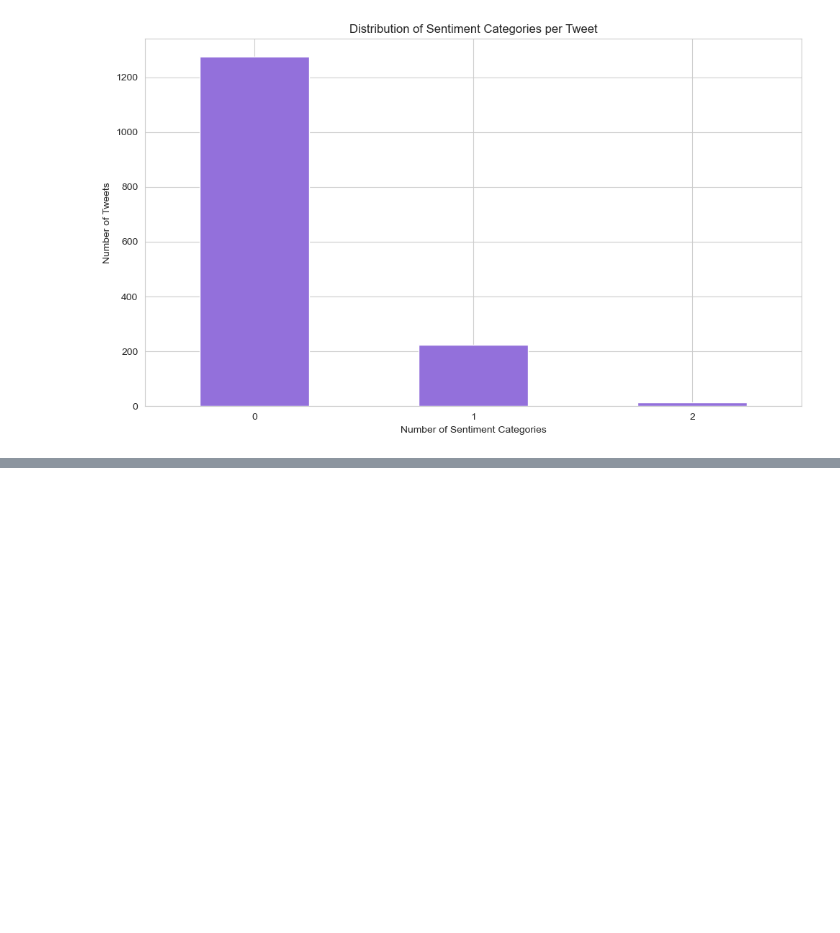
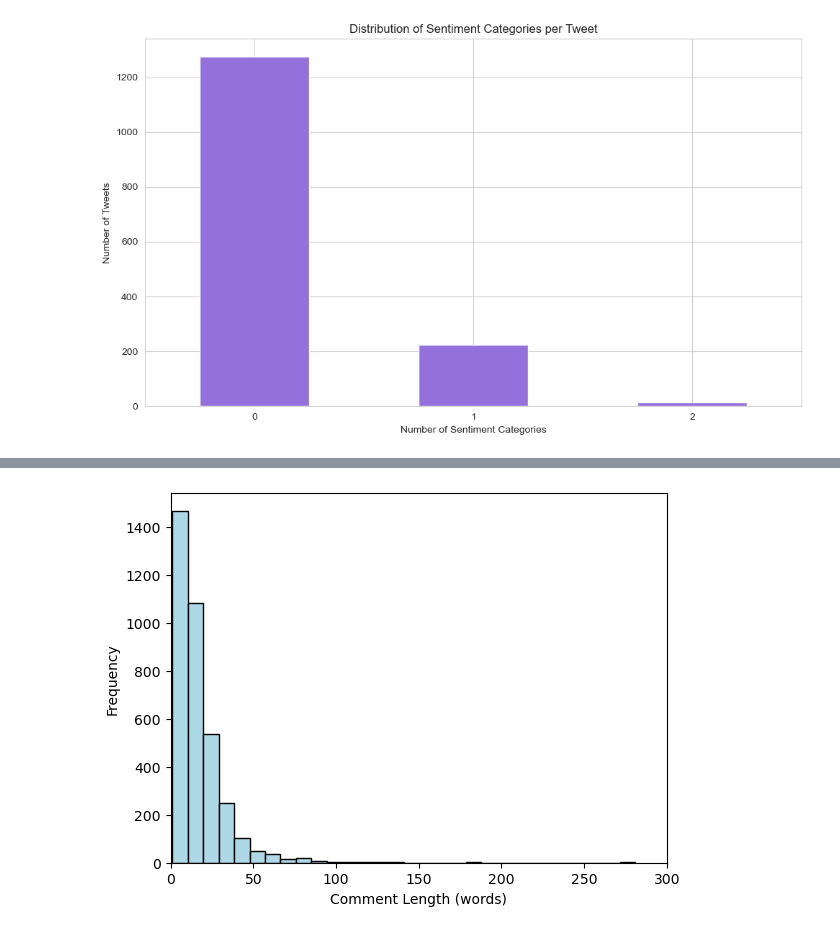
Before and after one commit to ryanjamesyu2/sentiment-performance-connection, a Jupyter notebook: sentiment_data_eda.ipynb, the cells around one changed output, grey strips where cells are left out. Drawn from its saved outputs; the diff is of its cells as text; code cells hidden in the pictures; blank space fills up the shorter version.

```diff
--- a/sentiment_data_eda.ipynb
+++ b/sentiment_data_eda.ipynb
@@ -294,0 +382,9 @@ Jalen Hurts is the best quarterback in Eagles history. And it kills yall inside
+# %%
+reddit_df['comment_length_words'] = reddit_df['body'].str.split().str.len()
+plt.hist(reddit_df['comment_length_words'], bins=30, color='lightblue', edgecolor='black')
+plt.xlim(0, 300)
+plt.xlabel('Comment Length (words)')
+plt.ylabel('Frequency')
+plt.show()
+# %% [output]
+[figure, added]
```
Also changed, not shown: parts of 16 cells of this notebook, 1 other file.
